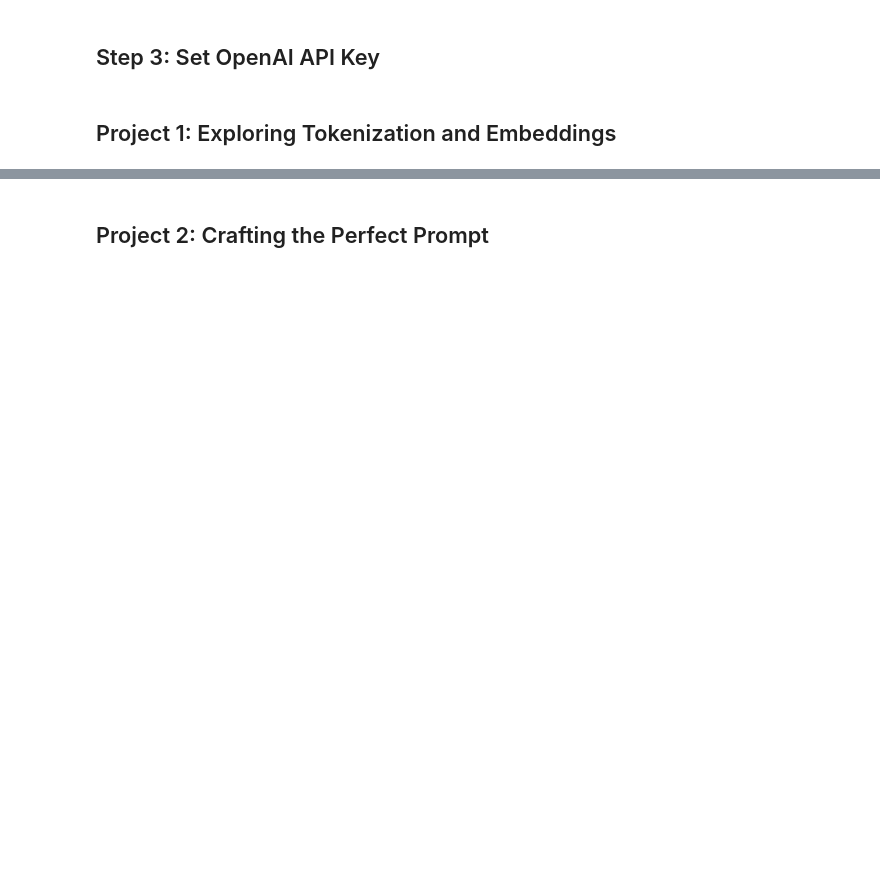
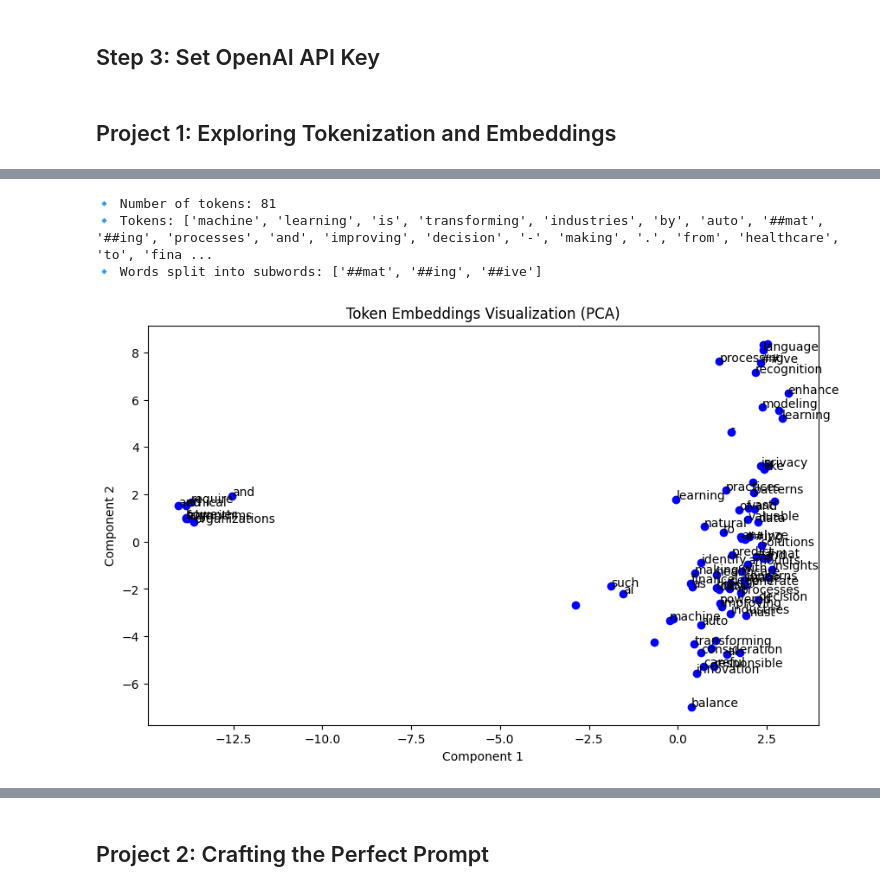
Before and after one commit to omnidox/cognizant-genspark-genai-training, a Jupyter notebook: prompt-engineering-llms/deliverables/mod_2_Foundations_of_Prompt_Engineering_and_Large_Language_Models/llm_colab_project.ipynb, the cells around one changed output, grey strips where cells are left out. Saved outputs shown, nothing was run; the diff lists cells and outputs as text; code cells hidden in the pictures; blank space fills up the shorter version.

```diff
--- a/prompt-engineering-llms/deliverables/mod_2_Foundations_of_Prompt_Engineering_and_Large_Language_Models/llm_colab_project.ipynb
+++ b/prompt-engineering-llms/deliverables/mod_2_Foundations_of_Prompt_Engineering_and_Large_Language_Models/llm_colab_project.ipynb
@@ -50 +300,19 @@ def visualize_embeddings(text):
     plt.show()
+# %%
+
+# Example paragraph (100-150 words)
+text_paragraph = """
+Machine learning is transforming industries by automating processes and improving decision-making.
+From healthcare to finance, AI-powered solutions analyze vast amounts of data, identify patterns,
+and generate valuable insights. Algorithms like deep learning enhance image recognition, natural
+language processing, and predictive modeling. However, ethical concerns, such as bias and data privacy,
+require careful consideration. Organizations must balance innovation with responsible AI practices.
+"""
+
+# Call the functions to perform tokenization and visualization
+visualize_embeddings(text_paragraph, method="pca")  # Change "pca" to "tsne" for t-SNE visualization
+# %% [output]
+🔹 Number of tokens: 81
+🔹 Tokens: ['machine', 'learning', 'is', 'transforming', 'industries', 'by', 'auto', '##mat', '##ing', 'processes', 'and', 'improving', 'decision', '-', 'making', '.', 'from', 'healthcare', 'to', 'fina ...
+🔹 Words split into subwords: ['##mat', '##ing', '##ive']
+[figure, added]
```
Also changed, not shown: parts of 32 cells of this notebook.
